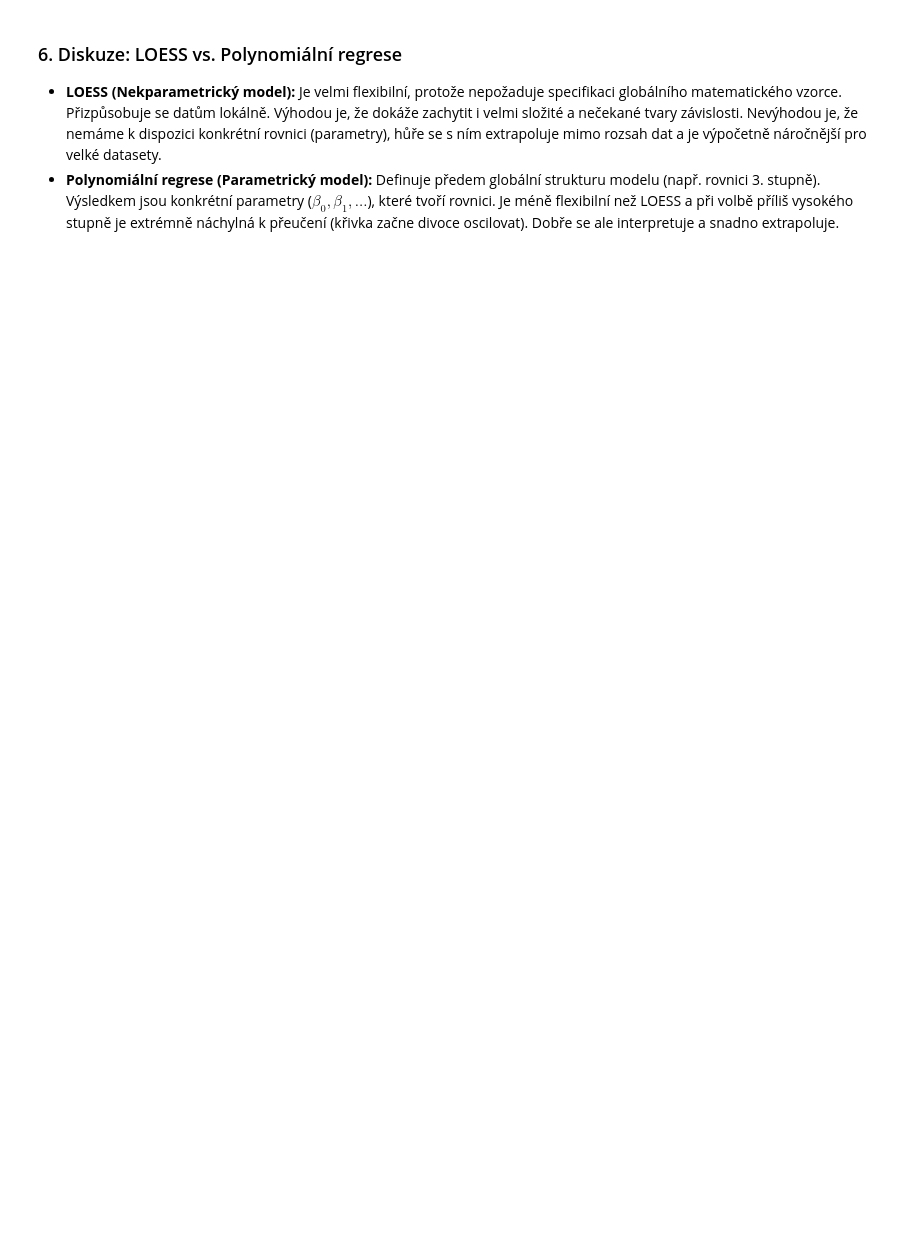
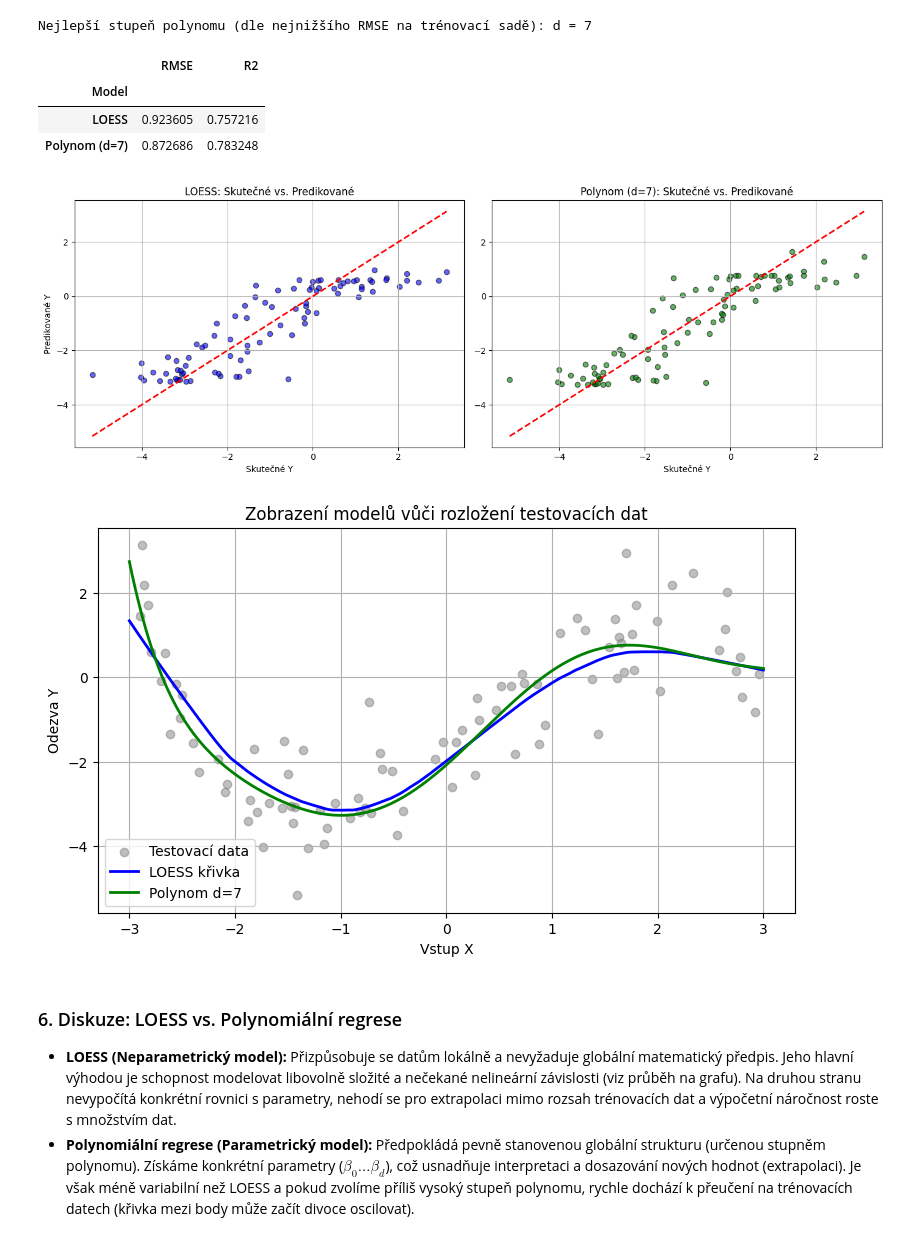
Before and after one commit to BuwikSan/University-stuff-and-small-scale-projects, a Jupyter notebook: 1_University/4_semestr/PSM/cviceni2/notebook_c2.ipynb, the cells around one changed output. Cells and saved outputs as stored; diff of their text form; code cells hidden in the pictures; blank space fills up the shorter version.

```diff
--- a/1_University/4_semestr/PSM/cviceni2/notebook_c2.ipynb
+++ b/1_University/4_semestr/PSM/cviceni2/notebook_c2.ipynb
@@ -1,7 +6,11 @@
 # %%
+import warnings
+warnings.filterwarnings('ignore') # Pro čistší výstup
+
 import pandas as pd
 import numpy as np
 import matplotlib.pyplot as plt
+import seaborn as sns
 from sklearn.model_selection import train_test_split
 from sklearn.linear_model import LinearRegression
 from sklearn.preprocessing import PolynomialFeatures
@@ -9,28 +18,28 @@ from sklearn.metrics import mean_squared_error, r2_score
 import statsmodels.api as sm
 from scipy.interpolate import interp1d
 
-# Načtení dat (Zkontroluj, jestli se sloupce opravdu jmenují 'X' a 'Y')
-df1 = pd.read_csv('Synthetic dataset 1.csv')
+# Načtení dat a příprava proměnných
+df1 = pd.read_csv('Synthetic_dataset_1.csv')
 X = df1['X'].values
 y = df1['Y'].values
 
 # 1. Rozdělení na trénovací a testovací množinu (70/30)
 X_train, X_test, y_train, y_test = train_test_split(X, y, test_size=0.3, random_state=42)
 
-# Pro LOESS je lepší mít trénovací data seřazená podle X
+# Pro LOESS je nutné mít trénovací data seřazená podle osy X
 sort_idx = np.argsort(X_train)
 X_train_sorted = X_train[sort_idx]
 y_train_sorted = y_train[sort_idx]
 # %%
 # 2. Natrénování LOESS modelu na trénovacích datech
-# frac = 0.3 určuje flexibilitu (jak velký úsek dat se bere pro lokální vyhlazení)
+# Parametr frac=0.3 určuje podíl dat pro lokální vyhlazení
 loess_fit = sm.nonparametric.lowess(y_train_sorted, X_train_sorted, frac=0.3)
 
 # Vytvoření interpolační funkce pro predikci na testovacích datech
 loess_interp = interp1d(loess_fit[:, 0], loess_fit[:, 1], bounds_error=False, fill_value="extrapolate")
 y_pred_loess = loess_interp(X_test)
 
-# 3. Výběr stupně polynomu pomocí RMSE na trénovacích datech
+# 3. Natrénování polynomiální regrese a výběr optimálního stupně přes RMSE
 best_d = 1
 best_rmse = float('inf')
 best_poly_model = None
@@ -50,61 +59,71 @@ for d in range(1, 8):
         best_poly_model = model
         best_poly_features = poly
 
-print(f"Nejlepší stupeň polynomu vybraný podle trénovacího RMSE je: d = {best_d}")
+print(f"Nejlepší stupeň polynomu (dle nejnižšího RMSE na trénovací sadě): d = {best_d}")
 
-# Predikce polynomu na testovací sadě
+# Aplikace zvoleného polynomu na testovací sadu
 X_test_poly = best_poly_features.transform(X_test.reshape(-1, 1))
 y_pred_poly = best_poly_model.predict(X_test_poly)
+# %% [output]
+Nejlepší stupeň polynomu (dle nejnižšího RMSE na trénovací sadě): d = 7
 # %%
 # 4. Vyhodnocení na testovací množině
 results = {
     'Model': ['LOESS', f'Polynom (d={best_d})'],
     'RMSE': [
         np.sqrt(mean_squared_error(y_test, y_pred_loess)),
         np.sqrt(mean_squared_error(y_test, y_pred_poly))
     ],
     'R2': [
         r2_score(y_test, y_pred_loess),
         r2_score(y_test, y_pred_poly)
     ]
 }
-print(pd.DataFrame(results).set_index('Model'))
+display(pd.DataFrame(results).set_index('Model'))
 
 # 5. Vizuální porovnání (Skutečné vs. Predikované hodnoty)
-plt.figure(figsize=(12, 5))
+fig, axs = plt.subplots(1, 2, figsize=(14, 5))
 
-# Graf 1: Aktuální vs Predikované pro LOESS
-plt.subplot(1, 2, 1)
-plt.scatter(y_test, y_pred_loess, alpha=0.6, color='blue')
-plt.plot([y_test.min(), y_test.max()], [y_test.min(), y_test.max()], 'r--', lw=2) # Ideální přímka
-plt.title('LOESS: Skutečné vs. Predikované')
-plt.xlabel('Skutečné Y')
-plt.ylabel('Predikované Y')
-plt.grid(True)
+# LOESS - predikce
+axs[0].scatter(y_test, y_pred_loess, alpha=0.6, color='blue', edgecolor='k')
+axs[0].plot([y_test.min(), y_test.max()], [y_test.min(), y_test.max()], 'r--', lw=2)
+axs[0].set_title('LOESS: Skutečné vs. Predikované')
+axs[0].set_xlabel('Skutečné Y')
+axs[0].set_ylabel('Predikované Y')
+axs[0].grid(True)
 
-# Graf 2: Aktuální vs Predikované pro Polynom
-plt.subplot(1, 2, 2)
-plt.scatter(y_test, y_pred_poly, alpha=0.6, color='green')
-plt.plot([y_test.min(), y_test.max()], [y_test.min(), y_test.max()], 'r--', lw=2)
-plt.title(f'Polynom (d={best_d}): Skutečné vs. Predikované')
-plt.xlabel('Skutečné Y')
-plt.grid(True)
+# Polynom - predikce
+axs[1].scatter(y_test, y_pred_poly, alpha=0.6, color='green', edgecolor='k')
+axs[1].plot([y_test.min(), y_test.max()], [y_test.min(), y_test.max()], 'r--', lw=2)
+axs[1].set_title(f'Polynom (d={best_d}): Skutečné vs. Predikované')
+axs[1].set_xlabel('Skutečné Y')
+axs[1].grid(True)
 
 plt.tight_layout()
+plt.savefig('loess_poly_porovnani.png', dpi=300)
 plt.show()
 
-# Extra: Vykreslení křivek přes původní data pro lepší představu
+# Proložení křivek modelů přes původní data (vizualizace flexibility)
 X_plot = np.linspace(X.min(), X.max(), 200)
-plt.figure(figsize=(8, 5))
+plt.figure(figsize=(9, 5))
 plt.scatter(X_test, y_test, color='gray', label='Testovací data', alpha=0.5)
 plt.plot(X_plot, loess_interp(X_plot), color='blue', label='LOESS křivka', lw=2)
 plt.plot(X_plot, best_poly_model.predict(best_poly_features.transform(X_plot.reshape(-1, 1))), color='green', label=f'Polynom d={best_d}', lw=2)
-plt.title('Vizuální porovnání modelů na datech')
-plt.xlabel('X')
-plt.ylabel('Y')
+plt.title('Zobrazení modelů vůči rozložení testovacích dat')
+plt.xlabel('Vstup X')
+plt.ylabel('Odezva Y')
 plt.legend()
+plt.grid(True)
+plt.savefig('modely_na_datech.png', dpi=300)
 plt.show()
+# %% [output]
+|  | RMSE | R2 |
+| Model |  |  |
+| LOESS | 0.923605 | 0.757216 |
+| Polynom (d=7) | 0.872686 | 0.783248 |
+[figure, added]
+[figure, added]
 # %% [markdown]
 ### 6. Diskuze: LOESS vs. Polynomiální regrese
-* **LOESS (Nekparametrický model):** Je velmi flexibilní, protože nepožaduje specifikaci globálního matematického vzorce. Přizpůsobuje se datům lokálně. Výhodou je, že dokáže zachytit i velmi složité a nečekané tvary závislosti. Nevýhodou je, že nemáme k dispozici konkrétní rovnici (parametry), hůře se s ním extrapoluje mimo rozsah dat a je výpočetně náročnější pro velké datasety.
-* **Polynomiální regrese (Parametrický model):** Definuje předem globální strukturu modelu (např. rovnici 3. stupně). Výsledkem jsou konkrétní parametry ($\beta_0, \beta_1, ...$), které tvoří rovnici. Je méně flexibilní než LOESS a při volbě příliš vysokého stupně je extrémně náchylná k přeučení (křivka začne divoce oscilovat). Dobře se ale interpretuje a snadno extrapoluje.
+* **LOESS (Neparametrický model):** Přizpůsobuje se datům lokálně a nevyžaduje globální matematický předpis. Jeho hlavní výhodou je schopnost modelovat libovolně složité a nečekané nelineární závislosti (viz průběh na grafu). Na druhou stranu nevypočítá konkrétní rovnici s parametry, nehodí se pro extrapolaci mimo rozsah trénovacích dat a výpočetní náročnost roste s množstvím dat.
+* **Polynomiální regrese (Parametrický model):** Předpokládá pevně stanovenou globální strukturu (určenou stupněm polynomu). Získáme konkrétní parametry ($\beta_0 \dots \beta_d$), což usnadňuje interpretaci a dosazování nových hodnot (extrapolaci). Je však méně variabilní než LOESS a pokud zvolíme příliš vysoký stupeň polynomu, rychle dochází k přeučení na trénovacích datech (křivka mezi body může začít divoce oscilovat).
```
Also changed, not shown: parts of 6 cells of this notebook, 16 other files.
